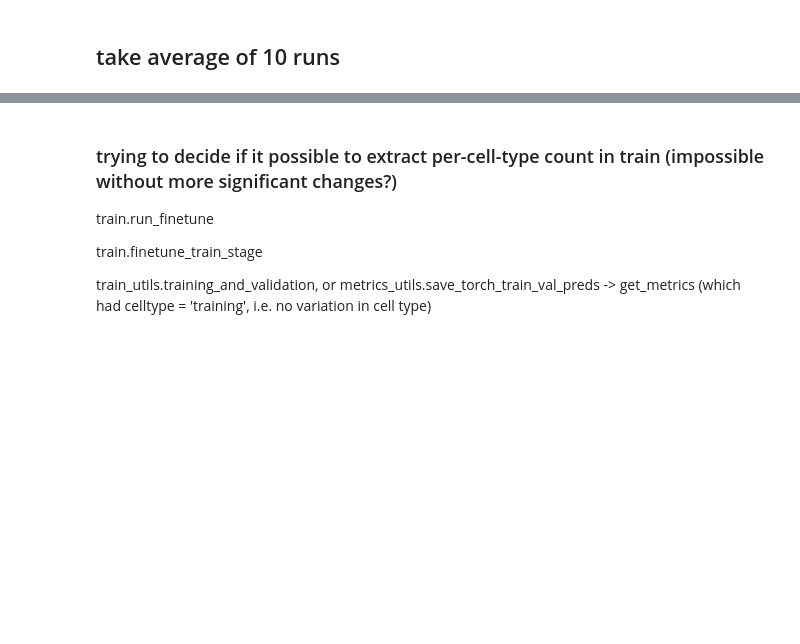
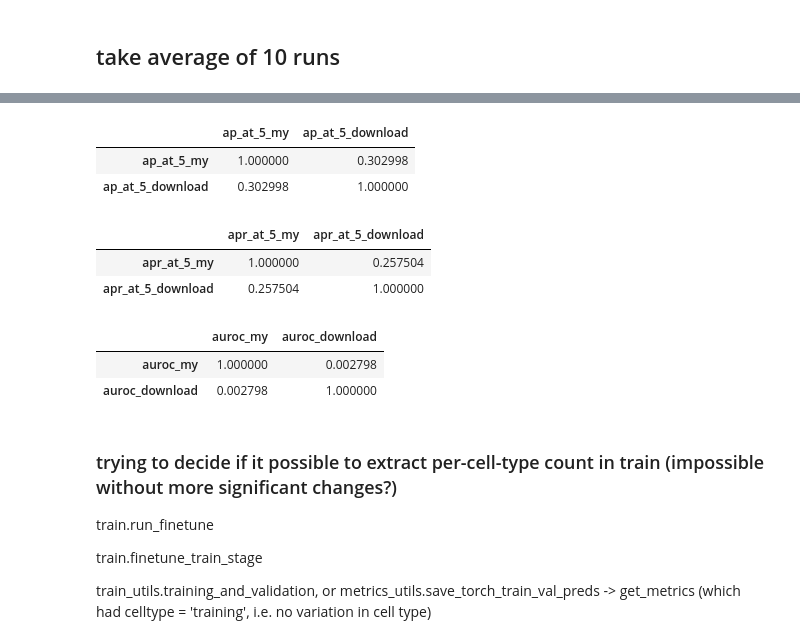
Before and after one commit to xcyang17/PINNACLE, a Jupyter notebook: try_finetune_pinnacle_IBD_my_embed_Mar1_2025.ipynb, the cells around one changed output, grey strips where cells are left out. Saved outputs shown, nothing was run; the diff lists cells and outputs as text; code cells hidden in the pictures; blank space fills up the shorter version.

```diff
--- a/try_finetune_pinnacle_IBD_my_embed_Mar1_2025.ipynb
+++ b/try_finetune_pinnacle_IBD_my_embed_Mar1_2025.ipynb
@@ -371,3 +429,21 @@ ValueError: The truth value of a Series is ambiguous. Use a.empty, a.bool(), a.i
+# %%
+output_summary_average_df_compare[['ap_at_5_my','ap_at_5_download']].corr()
+# %% [output]
+|  | ap_at_5_my | ap_at_5_download |
+| ap_at_5_my | 1.000000 | 0.302998 |
+| ap_at_5_download | 0.302998 | 1.000000 |
+# %%
+output_summary_average_df_compare[['apr_at_5_my','apr_at_5_download']].corr()
+# %% [output]
+|  | apr_at_5_my | apr_at_5_download |
+| apr_at_5_my | 1.000000 | 0.257504 |
+| apr_at_5_download | 0.257504 | 1.000000 |
+# %%
+output_summary_average_df_compare[['auroc_my','auroc_download']].corr()
+# %% [output]
+|  | auroc_my | auroc_download |
+| auroc_my | 1.000000 | 0.002798 |
+| auroc_download | 0.002798 | 1.000000 |
 # %% [markdown]
 ### trying to decide if it possible to extract per-cell-type count in train (impossible without more significant changes?)
 
```
Also changed, not shown: parts of 33 cells of this notebook, 8 other files.
